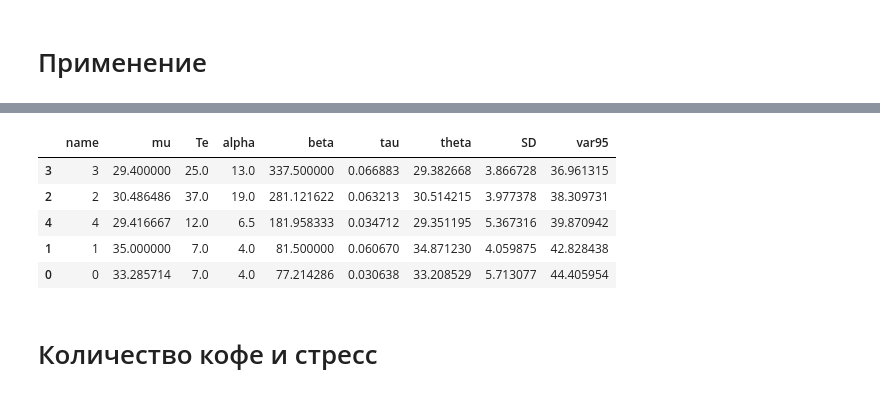
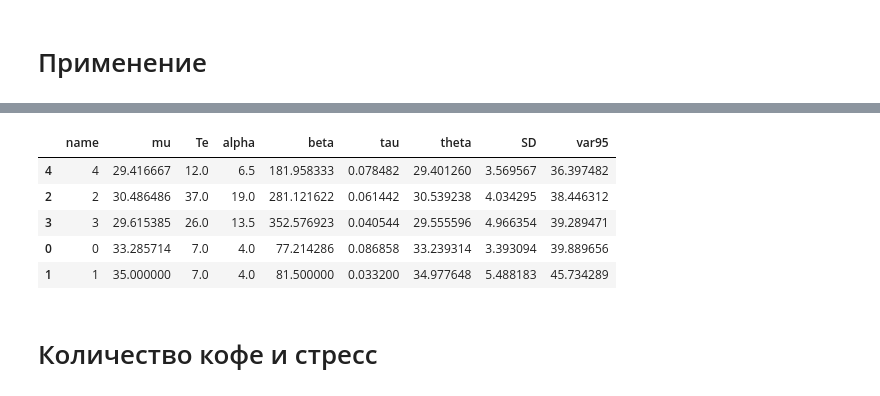
Before and after one commit to ksetdekov/trip_choice_optimizer, a Jupyter notebook: coffee-amount-optimization.ipynb, the cells around one changed output, grey strips where cells are left out. Drawn from its saved outputs; the diff is of its cells as text; code cells hidden in the pictures.

```diff
--- a/coffee-amount-optimization.ipynb
+++ b/coffee-amount-optimization.ipynb
@@ -225,7 +225,8 @@ events = {
     datetime(2025, 2, 6): (2, 25),
     datetime(2025, 2, 7): (4, 26),
     datetime(2025, 2, 8): (2, 35),
-    datetime(2025, 2, 9): (2, 33)
+    datetime(2025, 2, 9): (2, 33),
+    datetime(2025, 2, 10): (3, 35)
 
 }
 
@@ -239,9 +240,9 @@ cups.process_events(events, days=91)
 |  | name | mu | Te | alpha | beta | tau | theta | SD | var95 |
-| 3 | 3 | 29.400000 | 25.0 | 13.0 | 337.500000 | 0.066883 | 29.382668 | 3.866728 | 36.961315 |
-| 2 | 2 | 30.486486 | 37.0 | 19.0 | 281.121622 | 0.063213 | 30.514215 | 3.977378 | 38.309731 |
-| 4 | 4 | 29.416667 | 12.0 | 6.5 | 181.958333 | 0.034712 | 29.351195 | 5.367316 | 39.870942 |
-| 1 | 1 | 35.000000 | 7.0 | 4.0 | 81.500000 | 0.060670 | 34.871230 | 4.059875 | 42.828438 |
-| 0 | 0 | 33.285714 | 7.0 | 4.0 | 77.214286 | 0.030638 | 33.208529 | 5.713077 | 44.405954 |
+| 4 | 4 | 29.416667 | 12.0 | 6.5 | 181.958333 | 0.078482 | 29.401260 | 3.569567 | 36.397482 |
+| 2 | 2 | 30.486486 | 37.0 | 19.0 | 281.121622 | 0.061442 | 30.539238 | 4.034295 | 38.446312 |
+| 3 | 3 | 29.615385 | 26.0 | 13.5 | 352.576923 | 0.040544 | 29.555596 | 4.966354 | 39.289471 |
+| 0 | 0 | 33.285714 | 7.0 | 4.0 | 77.214286 | 0.086858 | 33.239314 | 3.393094 | 39.889656 |
+| 1 | 1 | 35.000000 | 7.0 | 4.0 | 81.500000 | 0.033200 | 34.977648 | 5.488183 | 45.734289 |
 # %% [markdown]
 # Количество кофе и стресс
 # %%
```
Also changed, not shown: parts of 5 cells of this notebook.
